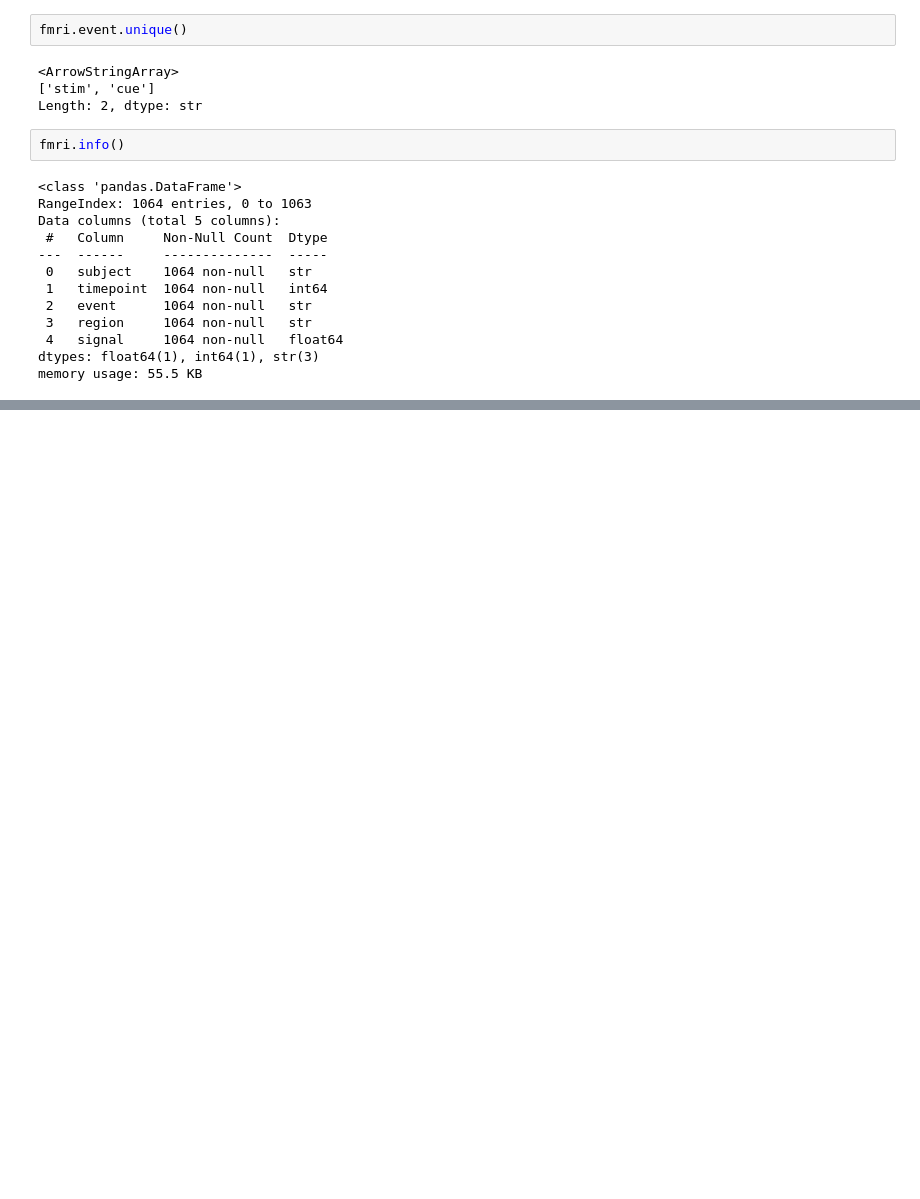
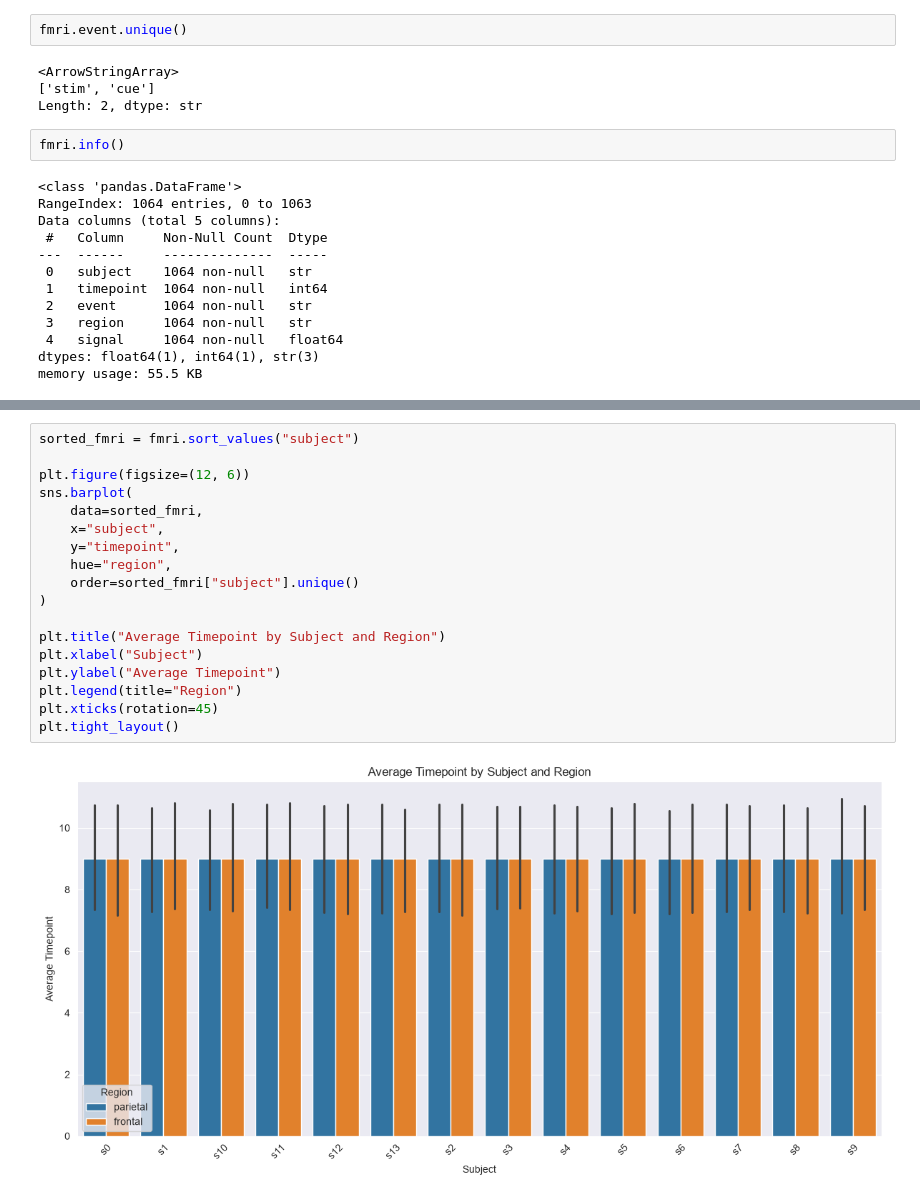
Before and after one commit to devmahbe/100_Numpy_Problems_With_Solutions, a Jupyter notebook: Week 7/Matplotlib.ipynb, the cells around one changed output, grey strips where cells are left out. Saved outputs shown, nothing was run; the diff lists cells and outputs as text; blank space fills up the shorter version.

```diff
--- a/Week 7/Matplotlib.ipynb
+++ b/Week 7/Matplotlib.ipynb
@@ -482,0 +508,20 @@ memory usage: 55.5 KB
+# %%
+sorted_fmri = fmri.sort_values("subject")
+
+plt.figure(figsize=(12, 6))
+sns.barplot(
+    data=sorted_fmri,
+    x="subject",
+    y="timepoint",
+    hue="region",
+    order=sorted_fmri["subject"].unique()
+)
+
+plt.title("Average Timepoint by Subject and Region")
+plt.xlabel("Subject")
+plt.ylabel("Average Timepoint")
+plt.legend(title="Region")
+plt.xticks(rotation=45)
+plt.tight_layout()
+# %% [output]
+[figure, added]
```
Also changed, not shown: parts of 12 cells of this notebook, 2 other files.
